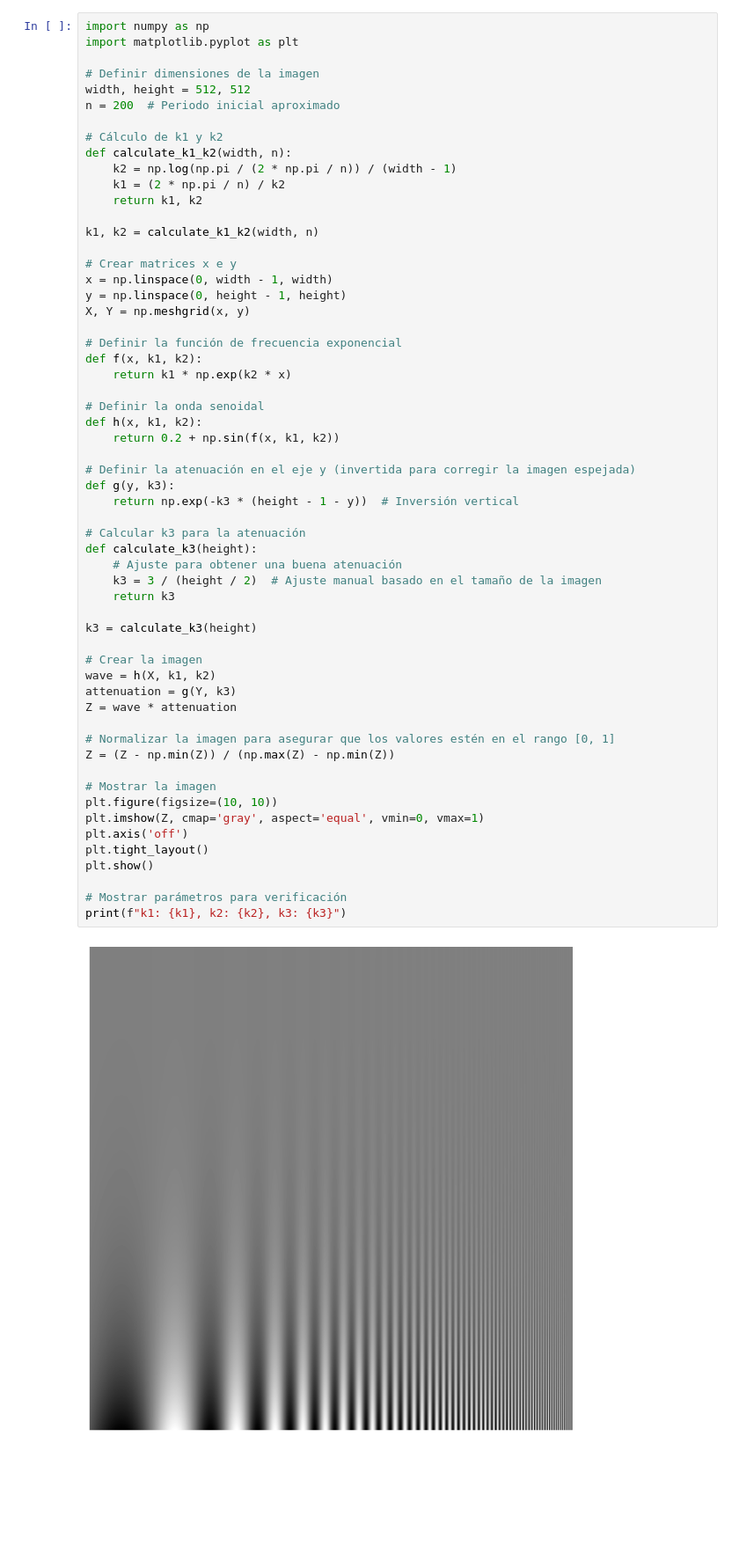
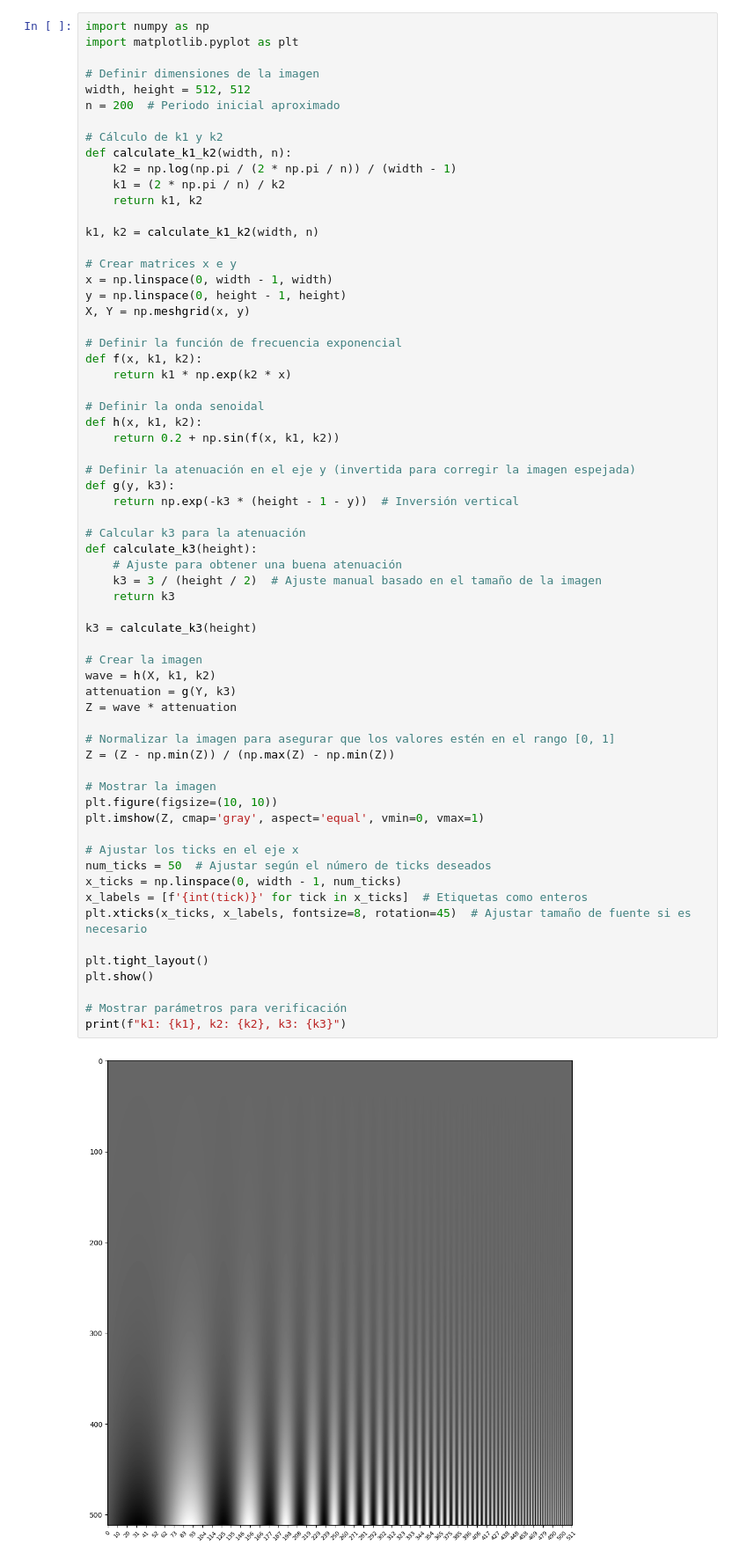
Before and after one commit to FedeXX5652/PDI_UNAM, a Jupyter notebook: ej1/notebooks/ej1.ipynb, the cells around one changed output. Shown: that part at 88% size. Saved outputs shown, nothing was run; the diff lists cells and outputs as text; blank space fills up the shorter version.

```diff
--- a/ej1/notebooks/ej1.ipynb
+++ b/ej1/notebooks/ej1.ipynb
@@ -29,33 +29,39 @@ def h(x, k1, k2):
 
 # Definir la atenuación en el eje y (invertida para corregir la imagen espejada)
 def g(y, k3):
     return np.exp(-k3 * (height - 1 - y))  # Inversión vertical
 
 # Calcular k3 para la atenuación
 def calculate_k3(height):
     # Ajuste para obtener una buena atenuación
     k3 = 3 / (height / 2)  # Ajuste manual basado en el tamaño de la imagen
     return k3
 
 k3 = calculate_k3(height)
 
 # Crear la imagen
 wave = h(X, k1, k2)
 attenuation = g(Y, k3)
 Z = wave * attenuation
 
 # Normalizar la imagen para asegurar que los valores estén en el rango [0, 1]
 Z = (Z - np.min(Z)) / (np.max(Z) - np.min(Z))
 
 # Mostrar la imagen
 plt.figure(figsize=(10, 10))
 plt.imshow(Z, cmap='gray', aspect='equal', vmin=0, vmax=1)
-plt.axis('off')
+
+# Ajustar los ticks en el eje x
+num_ticks = 50  # Ajustar según el número de ticks deseados
+x_ticks = np.linspace(0, width - 1, num_ticks)
+x_labels = [f'{int(tick)}' for tick in x_ticks]  # Etiquetas como enteros
+plt.xticks(x_ticks, x_labels, fontsize=8, rotation=45)  # Ajustar tamaño de fuente si es necesario
+
 plt.tight_layout()
 plt.show()
 
 # Mostrar parámetros para verificación
 print(f"k1: {k1}, k2: {k2}, k3: {k3}")
 # %% [output]
-[figure, old version]
+[figure, new version]
 k1: 3.485981584065905, k2: 0.009012074727961039, k3: 0.01171875
```
Also changed, not shown: 4 other files.
